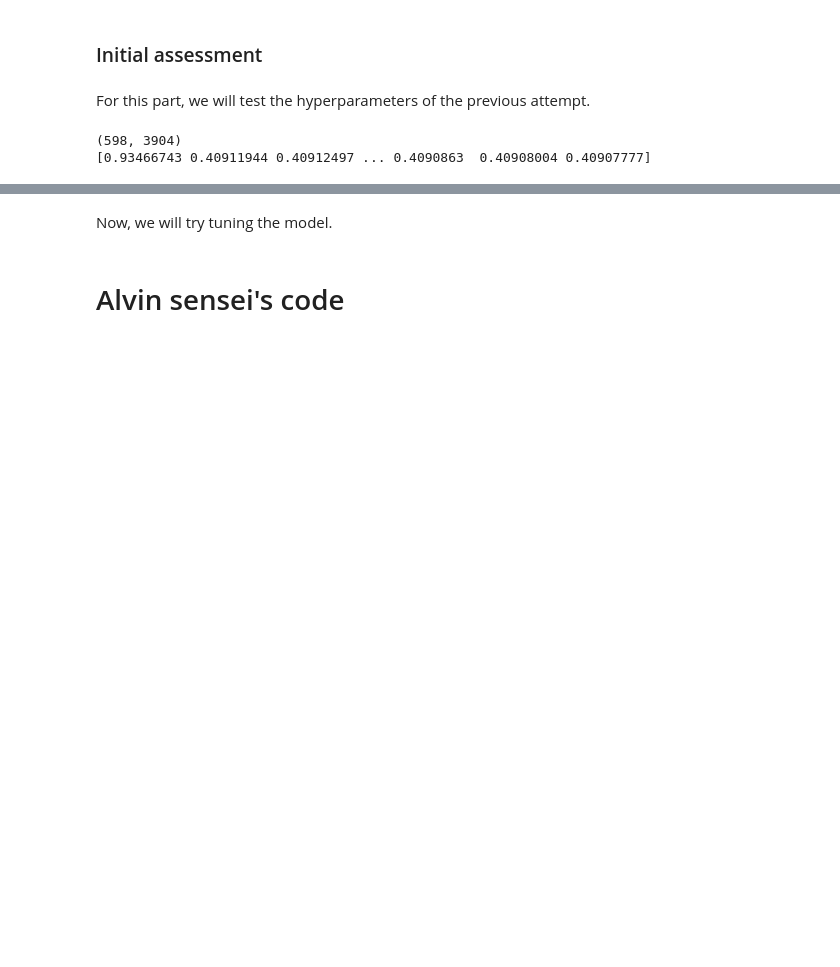
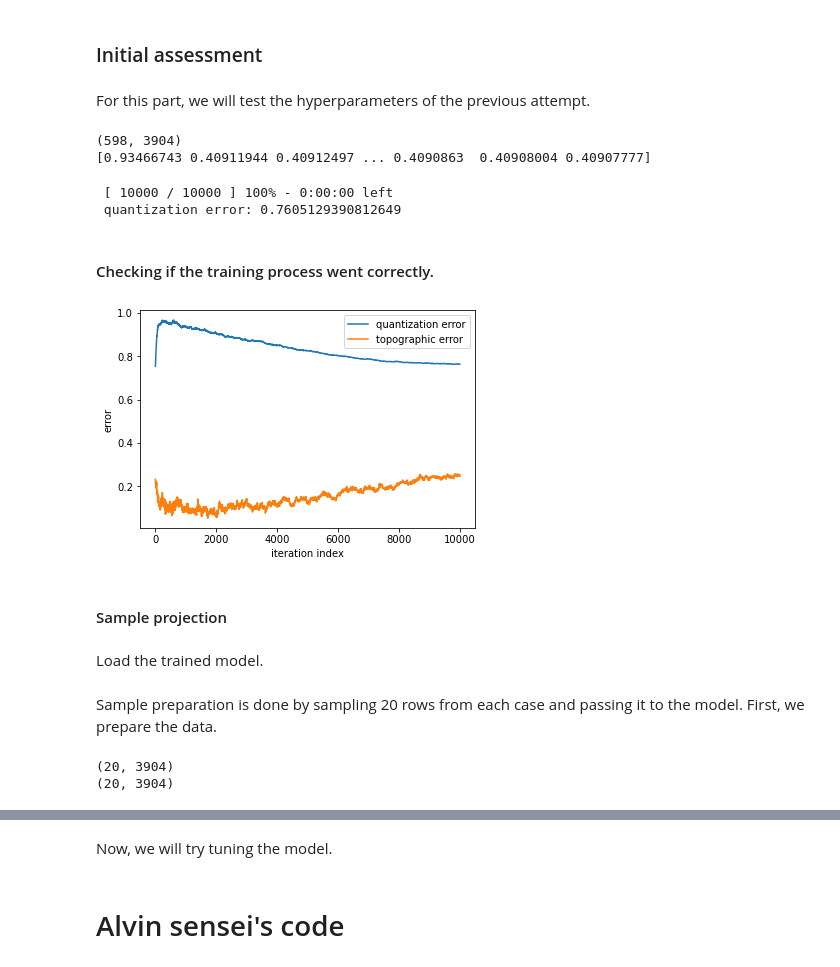
Before and after one commit to Unu-tech/lab-GUCS, a Jupyter notebook: SOM_for_CESM.ipynb, the cells around one changed output, grey strips where cells are left out. Drawn from its saved outputs; the diff is of its cells as text; code cells hidden in the pictures; blank space fills up the shorter version.

Commit message:
First iteration. Bad news.

```diff
--- a/SOM_for_CESM.ipynb
+++ b/SOM_for_CESM.ipynb
@@ -318,9 +297,16 @@ for key in train_datas.keys():
         f"\tmax:{np.max(data_tmp)}, min:{np.min(data_tmp)}, mean:{np.mean(data_tmp)}, stdev:{np.std(data_tmp)}"
     )
 data = np.concatenate(np.array(data))
+
+full_max, full_min, full_mean, full_std = (
+    np.max(data),
+    np.min(data),
+    np.mean(data),
+    np.std(data),
+)
 print(f"\nThe whole data has:")
-print(f"\tmax:{np.max(data)}, min:{np.min(data)}, mean:{np.mean(data)}, stdev:{np.std(data)}")
-data = (data - np.min(data)) / (np.max(data) - np.min(data))
+print(f"\tmax:{full_max}, min:{full_min}, mean:{full_mean}, stdev:{full_std}")
+data = (data - full_min) / (full_max - full_min)
 s_n = len(data)
 dims = round(np.ceil(np.sqrt(5 * np.sqrt(s_n))))
 print(f"Number of samples: {s_n}. So we need {dims} by {dims} map.")
@@ -352,27 +338,43 @@ som = MiniSom(
     data.shape[1],
     sigma=1,
     learning_rate=0.5,
-    neighborhood_function="mexican_hat",
+    neighborhood_function="gaussian",
+    topology = 'hexagonal',
     random_seed=0,
 )
 som.random_weights_init(data)
+# %%
+som.train(data, 10000, verbose=True)
+with open("som.p", "wb") as outfile:
+    pickle.dump(som, outfile)
+# %% [output]
+ [ 10000 / 10000 ] 100% - 0:00:00 left
+ quantization error: 0.7605129390812649
+# %% [markdown]
+<h4> Checking if the training process went correctly. </h4>
 # %%
-max_iter = 500
+max_iter = 10000
 q_error = []
 t_error = []
 
 for i in tqdm(range(max_iter)):
     rand_i = np.random.randint(len(data))
     som.update(data[rand_i], som.winner(data[rand_i]), i, max_iter)
     q_error.append(som.quantization_error(data))
     t_error.append(som.topographic_error(data))
 
-plt.plot(np.arange(max_iter), q_error, label='quantization error')
-plt.plot(np.arange(max_iter), t_error, label='topographic error')
-plt.ylabel('error')
-plt.xlabel('iteration index')
+plt.plot(np.arange(max_iter), q_error, label="quantization error")
+plt.plot(np.arange(max_iter), t_error, label="topographic error")
+plt.ylabel("error")
+plt.xlabel("iteration index")
 plt.legend()
 plt.show()
 
-with open("som.p", "wb") as outfile:
-    pickle.dump(som, outfile)
+# with open("som.p", "wb") as outfile:
+#     pickle.dump(som, outfile)
+# %% [output]
+[figure, added]
+# %% [markdown]
+<h4> Sample projection </h4>
+# %% [markdown]
+Load the trained model.
@@ -378,0 +384,13 @@ with open("som.p", "wb") as outfile:
+# %% [markdown]
+Sample preparation is done by sampling 20 rows from each case and passing it to the model. </br>
+First, we prepare the data.
+# %%
+sample_datas = {}
+for case in train_datas.keys():
+    n_rows = train_datas[case].shape[0]
+    random_indices = np.random.choice(n_rows, size=20, replace=False)
+    sample_datas[case] = train_datas[case][random_indices, :]
+    print(sample_datas[case].shape)
+# %% [output]
+(20, 3904)
+(20, 3904)
```
Also changed, not shown: parts of 9 cells of this notebook.
